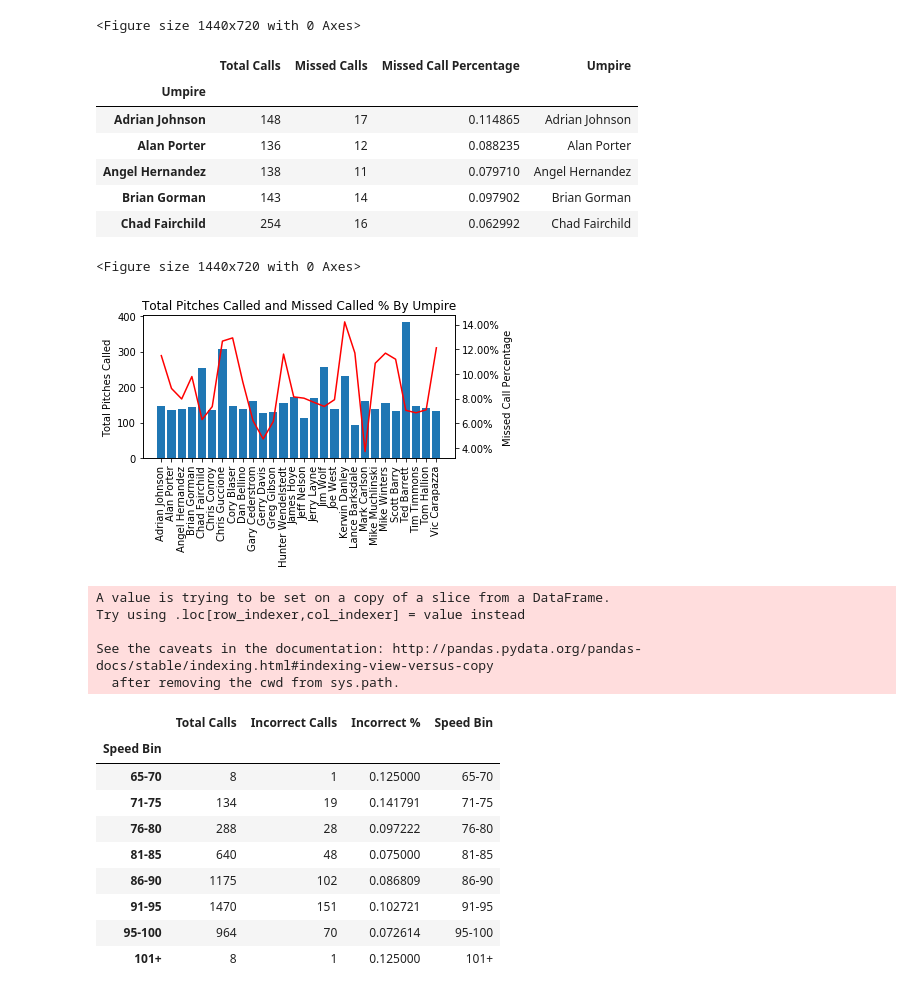
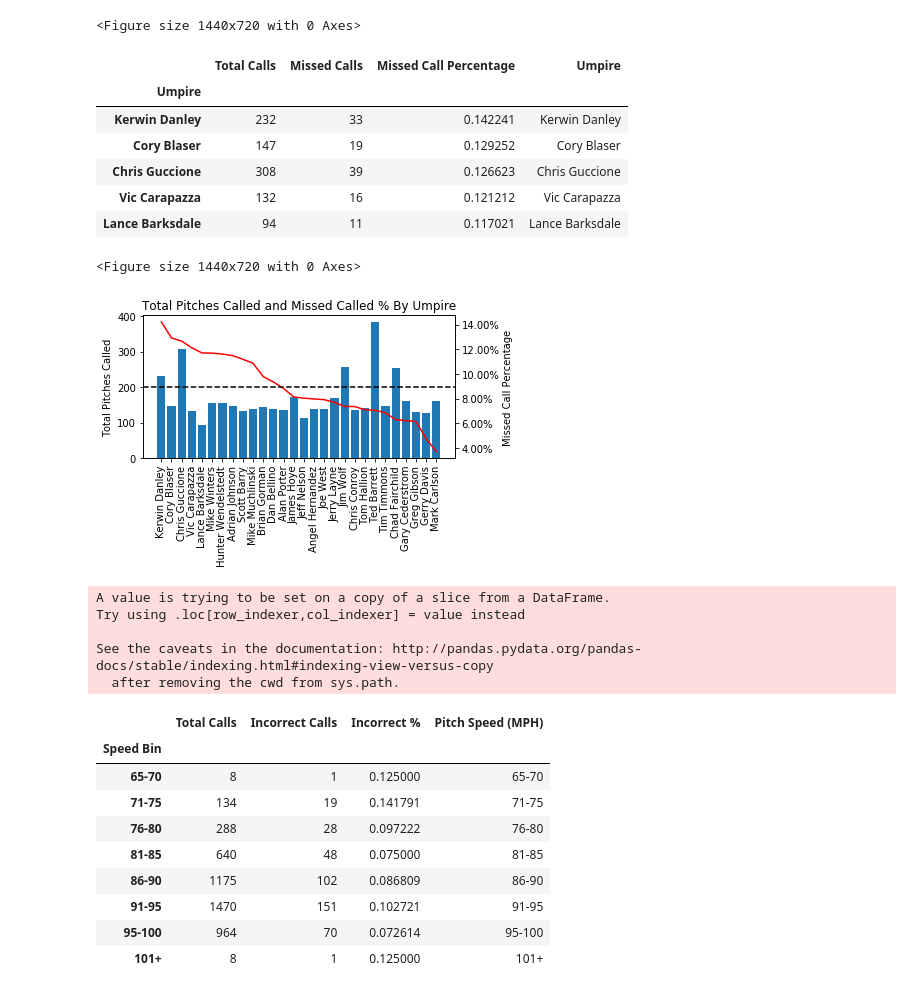
Before and after one commit to ForrestMcDougal/MLB-Postseason-Umpire-Analysis, a Jupyter notebook: Presentation_Charts.ipynb, the cells around one changed output. Cells and saved outputs as stored; diff of their text form; code cells hidden in the pictures.

```diff
--- a/Presentation_Charts.ipynb
+++ b/Presentation_Charts.ipynb
@@ -167,23 +167,23 @@ plt.show()
 # %%
 ump_calls_df = pd.DataFrame({"Total Calls": pitch_df.groupby("Umpire")["Called Ball/Strike"].count(),
                             "Missed Calls":incrt_df.groupby("Umpire")["Accurate"].count(),
                             "Missed Call Percentage": incrt_df.groupby("Umpire")["Accurate"].count()/
                              pitch_df.groupby("Umpire")["Called Ball/Strike"].count()})
 
 ump_calls_df['Umpire'] = ump_calls_df.index
-ump_calls_df.sort_values(by=["Total Calls"], ascending = False)
+ump_calls_df = ump_calls_df.sort_values(by=["Missed Call Percentage"], ascending = False)
 
 
 
 ump_calls_df.head()
 # %% [output]
 |  | Total Calls | Missed Calls | Missed Call Percentage | Umpire |
 | Umpire |  |  |  |  |
-| Adrian Johnson | 148 | 17 | 0.114865 | Adrian Johnson |
-| Alan Porter | 136 | 12 | 0.088235 | Alan Porter |
-| Angel Hernandez | 138 | 11 | 0.079710 | Angel Hernandez |
-| Brian Gorman | 143 | 14 | 0.097902 | Brian Gorman |
-| Chad Fairchild | 254 | 16 | 0.062992 | Chad Fairchild |
+| Kerwin Danley | 232 | 33 | 0.142241 | Kerwin Danley |
+| Cory Blaser | 147 | 19 | 0.129252 | Cory Blaser |
+| Chris Guccione | 308 | 39 | 0.126623 | Chris Guccione |
+| Vic Carapazza | 132 | 16 | 0.121212 | Vic Carapazza |
+| Lance Barksdale | 94 | 11 | 0.117021 | Lance Barksdale |
 # %%
 figure(figsize=(20,10))
 # inc_mean_line = 1 - (mean_line * 100)
@@ -202,6 +202,9 @@ ax1.set_ylabel("Total Pitches Called")
 
 ax1.tick_params(axis='x', rotation=90)
 
+incrt_mean = 1 - (mean_line_round/100)
+plt.axhline(y=incrt_mean, color = "black", ls = "dashed")
+
 vals = ax2.get_yticks()
 ax2.set_yticklabels(['{:,.2%}'.format(x) for x in vals])
 
@@ -214,7 +217,7 @@ fig.savefig("Presentation_Images/Calls_by_ump.png")
 plt.show()
 # %% [output]
 <Figure size 1440x720 with 0 Axes>
-[figure, old version]
+[figure, new version]
 # %%
 bins = (65,70,75,80,85,90,95,100,105)
 group_names = ("65-70", "71-75", "76-80", "81-85", "86-90", "91-95", "95-100", "101+")
@@ -227,7 +230,7 @@ pitch_speed_df = pd. DataFrame({"Total Calls": pitch_df.groupby("Speed Bin")["Ca
                                 pitch_df.groupby("Speed Bin")["Called Ball/Strike"].count()})
 pitch_speed_df.fillna(0, inplace=True)
 
-pitch_speed_df['Speed Bin'] = pitch_speed_df.index
+pitch_speed_df['Pitch Speed (MPH)'] = pitch_speed_df.index
 
 pitch_speed_df
 # %% [output]
@@ -236,7 +239,7 @@ Try using .loc[row_indexer,col_indexer] = value instead
 
 See the caveats in the documentation: http://pandas.pydata.org/pandas-docs/stable/indexing.html#indexing-view-versus-copy
   after removing the cwd from sys.path.
-|  | Total Calls | Incorrect Calls | Incorrect % | Speed Bin |
+|  | Total Calls | Incorrect Calls | Incorrect % | Pitch Speed (MPH) |
 | Speed Bin |  |  |  |  |
 | 65-70 | 8 | 1 | 0.125000 | 65-70 |
 | 71-75 | 134 | 19 | 0.141791 | 71-75 |
```
Also changed, not shown: parts of 4 cells of this notebook, 4 other files.
